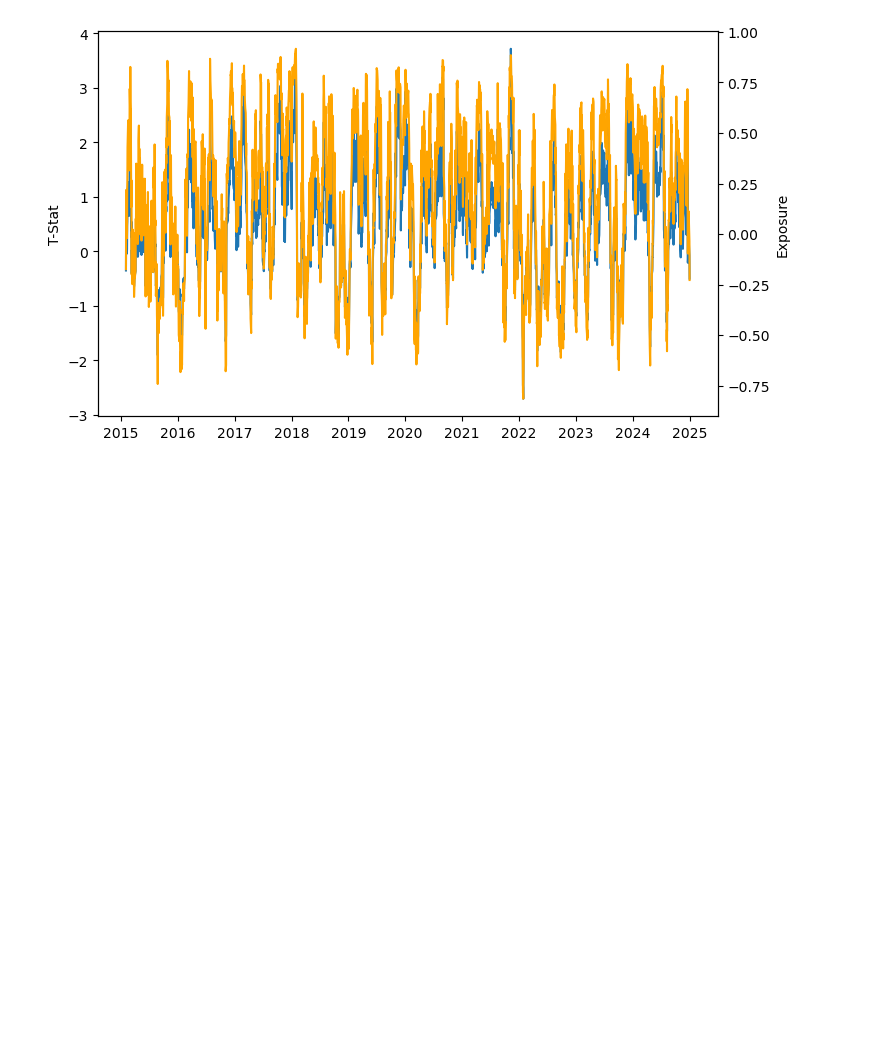
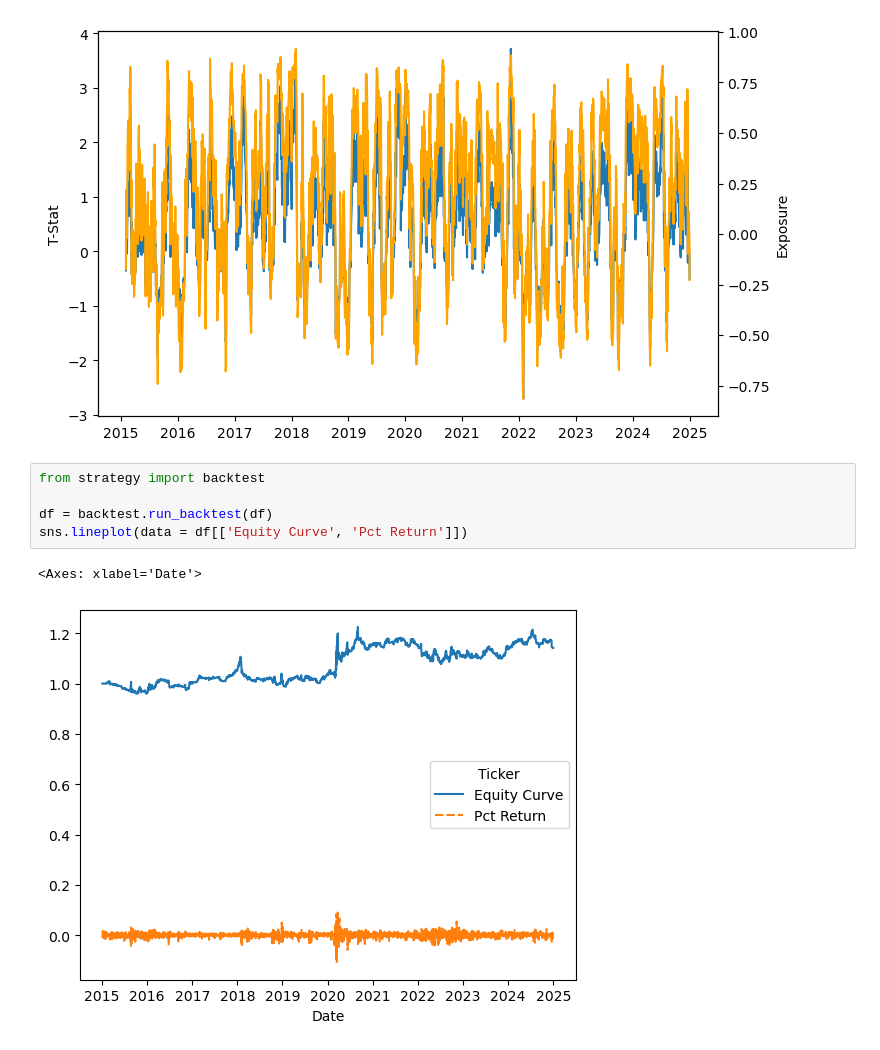
Before and after one commit to akshathp0/entropy-trading, a Jupyter notebook: validate_features.ipynb, the cells around one changed output. Cells and saved outputs as stored; diff of their text form; blank space fills up the shorter version.

Commit message:
initial backtest done

```diff
--- a/validate_features.ipynb
+++ b/validate_features.ipynb
@@ -397,3 +400,11 @@ ax2.set_ylabel('Exposure')
 # %% [output]
 Text(0, 0.5, 'Exposure')
 [figure]
+# %%
+from strategy import backtest
+
+df = backtest.run_backtest(df)
+sns.lineplot(data = df[['Equity Curve', 'Pct Return']])
+# %% [output]
+<Axes: xlabel='Date'>
+[figure, added]
```
Also changed, not shown: parts of 15 cells of this notebook, 1 other file.
